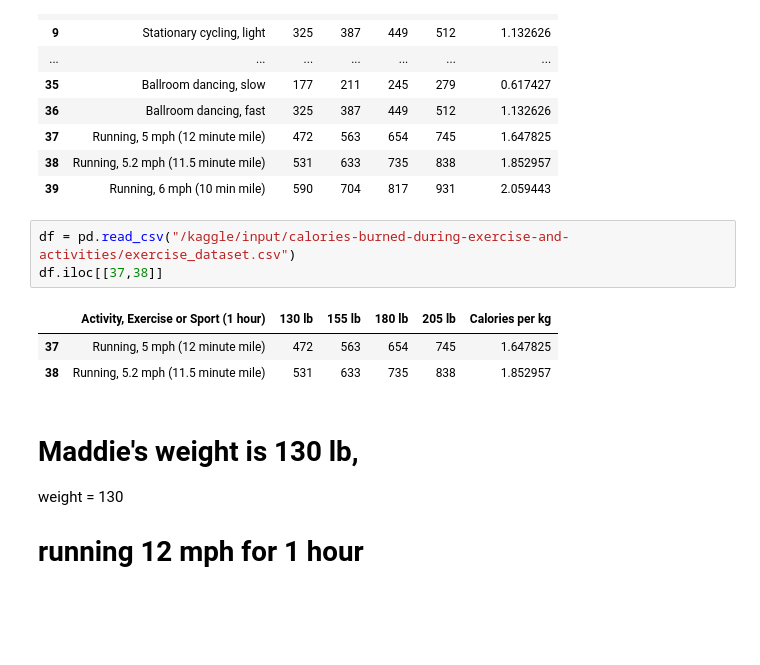
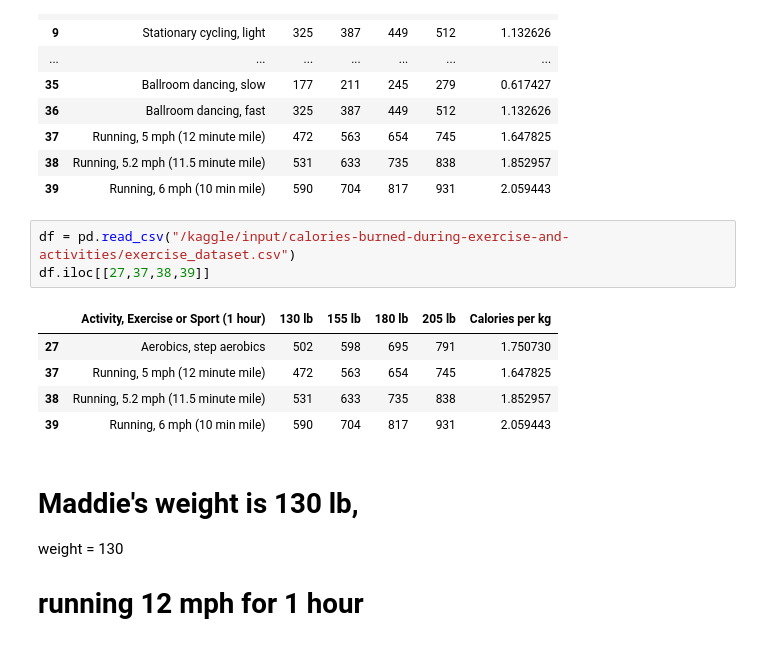
Before and after one commit to deartc/FitBitLit, a Jupyter notebook: kagglefitbit.ipynb, the cells around one changed output. Cells and saved outputs as stored; diff of their text form; blank space fills up the shorter version.

```diff
--- a/kagglefitbit.ipynb
+++ b/kagglefitbit.ipynb
@@ -30,11 +30,13 @@ df.head(40)
 | 39 | Running, 6 mph (10 min mile) | 590 | 704 | 817 | 931 | 2.059443 |
 # %%
 df = pd.read_csv("/kaggle/input/calories-burned-during-exercise-and-activities/exercise_dataset.csv")
-df.iloc[[37,38]]
+df.iloc[[27,37,38,39]]
 # %% [output]
 |  | Activity, Exercise or Sport (1 hour) | 130 lb | 155 lb | 180 lb | 205 lb | Calories per kg |
+| 27 | Aerobics, step aerobics | 502 | 598 | 695 | 791 | 1.750730 |
 | 37 | Running, 5 mph (12 minute mile) | 472 | 563 | 654 | 745 | 1.647825 |
 | 38 | Running, 5.2 mph (11.5 minute mile) | 531 | 633 | 735 | 838 | 1.852957 |
+| 39 | Running, 6 mph (10 min mile) | 590 | 704 | 817 | 931 | 2.059443 |
 # %% [markdown]
 # Maddie's weight is 130 lb,
 weight = 130
```
Also changed, not shown: parts of 3 cells of this notebook.
